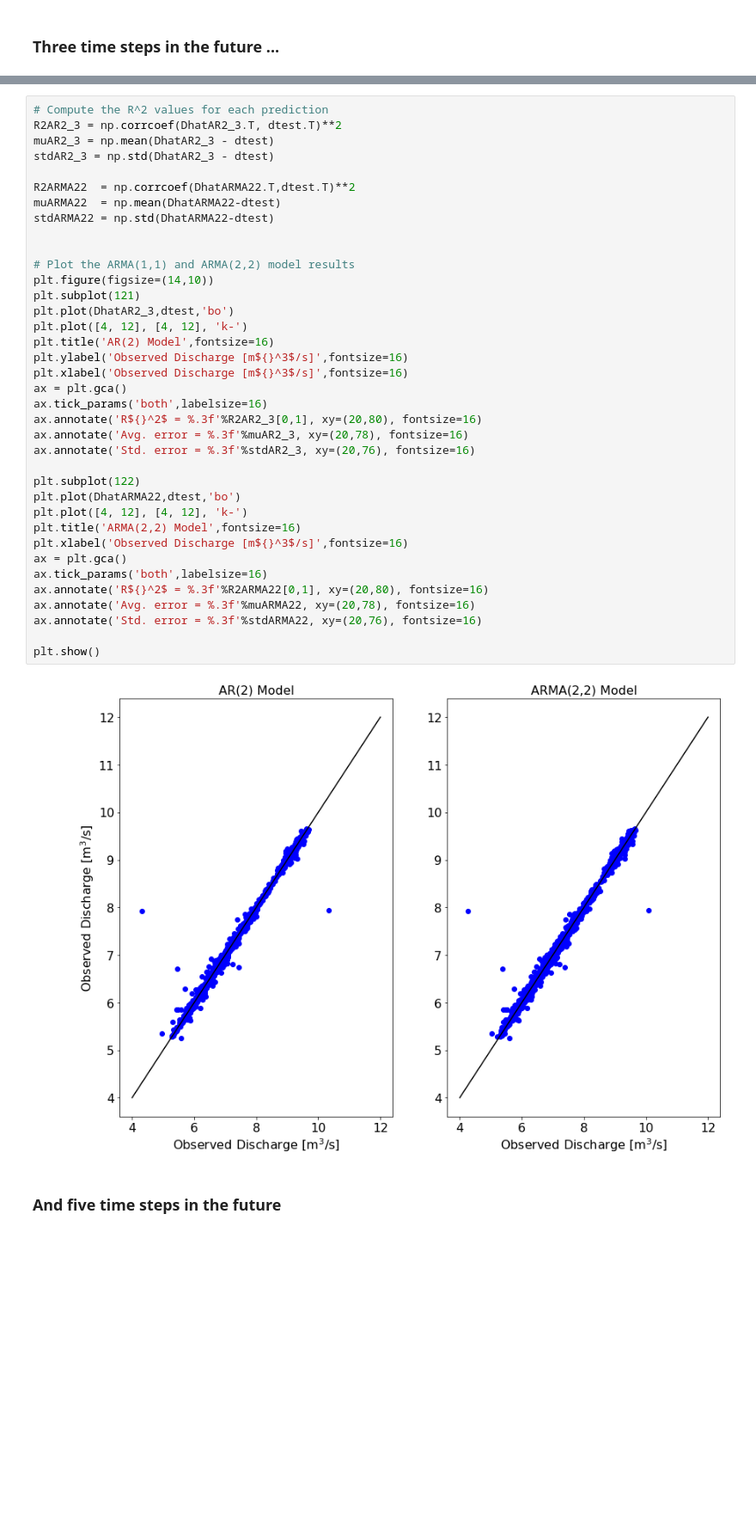
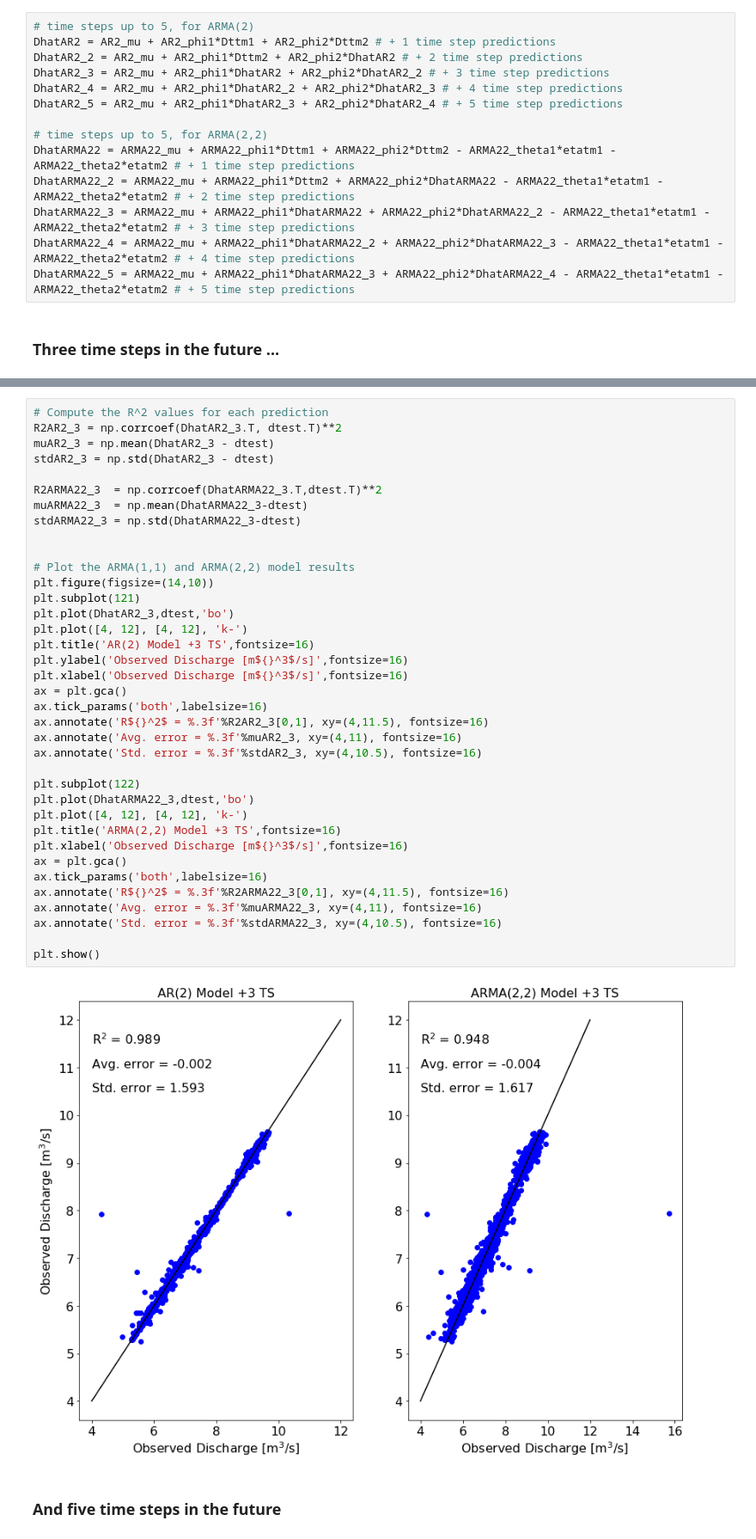
Before and after one commit to JakeGraham/Applied_Hydrologic_Modeling-, a Jupyter notebook: HW3/GRAHAM_GEOS_518_Problem_Set_3.ipynb, the cells around one changed output, grey strips where cells are left out. Shown: that part at 86% size. Drawn from its saved outputs; the diff is of its cells as text; blank space fills up the shorter version.

```diff
--- a/HW3/GRAHAM_GEOS_518_Problem_Set_3.ipynb
+++ b/HW3/GRAHAM_GEOS_518_Problem_Set_3.ipynb
@@ -204,2 +210,16 @@ plt.show()
+# %%
+# time steps up to 5, for ARMA(2)
+DhatAR2 = AR2_mu + AR2_phi1*Dttm1 + AR2_phi2*Dttm2 # + 1 time step predictions
+DhatAR2_2 = AR2_mu + AR2_phi1*Dttm2 + AR2_phi2*DhatAR2 # + 2 time step predictions
+DhatAR2_3 = AR2_mu + AR2_phi1*DhatAR2 + AR2_phi2*DhatAR2_2 # + 3 time step predictions
+DhatAR2_4 = AR2_mu + AR2_phi1*DhatAR2_2 + AR2_phi2*DhatAR2_3 # + 4 time step predictions
+DhatAR2_5 = AR2_mu + AR2_phi1*DhatAR2_3 + AR2_phi2*DhatAR2_4 # + 5 time step predictions
+
+# time steps up to 5, for ARMA(2,2)
+DhatARMA22 = ARMA22_mu + ARMA22_phi1*Dttm1 + ARMA22_phi2*Dttm2 - ARMA22_theta1*etatm1 - ARMA22_theta2*etatm2 # + 1 time step predictions
+DhatARMA22_2 = ARMA22_mu + ARMA22_phi1*Dttm2 + ARMA22_phi2*DhatARMA22 - ARMA22_theta1*etatm1 - ARMA22_theta2*etatm2 # + 2 time step predictions
+DhatARMA22_3 = ARMA22_mu + ARMA22_phi1*DhatARMA22 + ARMA22_phi2*DhatARMA22_2 - ARMA22_theta1*etatm1 - ARMA22_theta2*etatm2 # + 3 time step predictions
+DhatARMA22_4 = ARMA22_mu + ARMA22_phi1*DhatARMA22_2 + ARMA22_phi2*DhatARMA22_3 - ARMA22_theta1*etatm1 - ARMA22_theta2*etatm2 # + 4 time step predictions
+DhatARMA22_5 = ARMA22_mu + ARMA22_phi1*DhatARMA22_3 + ARMA22_phi2*DhatARMA22_4 - ARMA22_theta1*etatm1 - ARMA22_theta2*etatm2 # + 5 time step predictions
 # %% [markdown]
 ### Three time steps in the future ...
@@ -212,41 +254,41 @@ DhatAR2_5 = AR2_mu + AR2_phi1*DhatAR2_3 + AR2_phi2*DhatAR2_4
 # %%
 # Compute the R^2 values for each prediction
 R2AR2_3 = np.corrcoef(DhatAR2_3.T, dtest.T)**2
 muAR2_3 = np.mean(DhatAR2_3 - dtest)
 stdAR2_3 = np.std(DhatAR2_3 - dtest)
 
-R2ARMA22  = np.corrcoef(DhatARMA22.T,dtest.T)**2
-muARMA22  = np.mean(DhatARMA22-dtest)
-stdARMA22 = np.std(DhatARMA22-dtest)
+R2ARMA22_3  = np.corrcoef(DhatARMA22_3.T,dtest.T)**2
+muARMA22_3  = np.mean(DhatARMA22_3-dtest)
+stdARMA22_3 = np.std(DhatARMA22_3-dtest)
 
 
 # Plot the ARMA(1,1) and ARMA(2,2) model results
 plt.figure(figsize=(14,10))
 plt.subplot(121)
 plt.plot(DhatAR2_3,dtest,'bo')
 plt.plot([4, 12], [4, 12], 'k-')
-plt.title('AR(2) Model',fontsize=16)
+plt.title('AR(2) Model +3 TS',fontsize=16)
 plt.ylabel('Observed Discharge [m${}^3$/s]',fontsize=16)
 plt.xlabel('Observed Discharge [m${}^3$/s]',fontsize=16)
 ax = plt.gca()
 ax.tick_params('both',labelsize=16)
-ax.annotate('R${}^2$ = %.3f'%R2AR2_3[0,1], xy=(20,80), fontsize=16)
-ax.annotate('Avg. error = %.3f'%muAR2_3, xy=(20,78), fontsize=16)
-ax.annotate('Std. error = %.3f'%stdAR2_3, xy=(20,76), fontsize=16)
+ax.annotate('R${}^2$ = %.3f'%R2AR2_3[0,1], xy=(4,11.5), fontsize=16)
+ax.annotate('Avg. error = %.3f'%muAR2_3, xy=(4,11), fontsize=16)
+ax.annotate('Std. error = %.3f'%stdAR2_3, xy=(4,10.5), fontsize=16)
 
 plt.subplot(122)
-plt.plot(DhatARMA22,dtest,'bo')
+plt.plot(DhatARMA22_3,dtest,'bo')
 plt.plot([4, 12], [4, 12], 'k-')
-plt.title('ARMA(2,2) Model',fontsize=16)
+plt.title('ARMA(2,2) Model +3 TS',fontsize=16)
 plt.xlabel('Observed Discharge [m${}^3$/s]',fontsize=16)
 ax = plt.gca()
 ax.tick_params('both',labelsize=16)
-ax.annotate('R${}^2$ = %.3f'%R2ARMA22[0,1], xy=(20,80), fontsize=16)
-ax.annotate('Avg. error = %.3f'%muARMA22, xy=(20,78), fontsize=16)
-ax.annotate('Std. error = %.3f'%stdARMA22, xy=(20,76), fontsize=16)
+ax.annotate('R${}^2$ = %.3f'%R2ARMA22_3[0,1], xy=(4,11.5), fontsize=16)
+ax.annotate('Avg. error = %.3f'%muARMA22_3, xy=(4,11), fontsize=16)
+ax.annotate('Std. error = %.3f'%stdARMA22_3, xy=(4,10.5), fontsize=16)
 
 plt.show()
 # %% [output]
-[figure, old version]
+[figure, new version]
 # %% [markdown]
 ### And five time steps in the future
```
Also changed, not shown: parts of 9 cells of this notebook.
